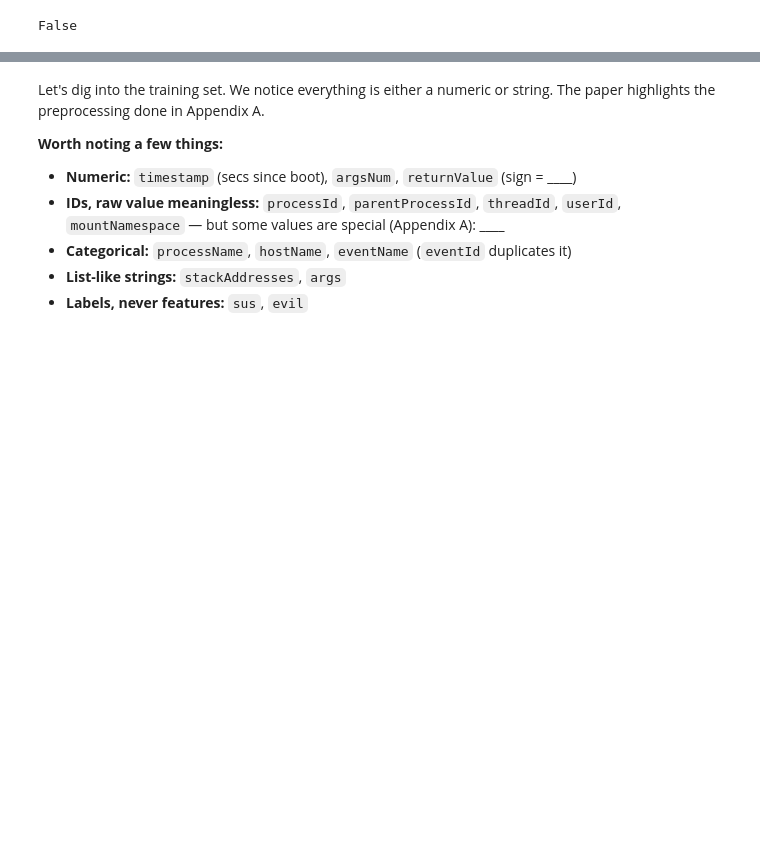
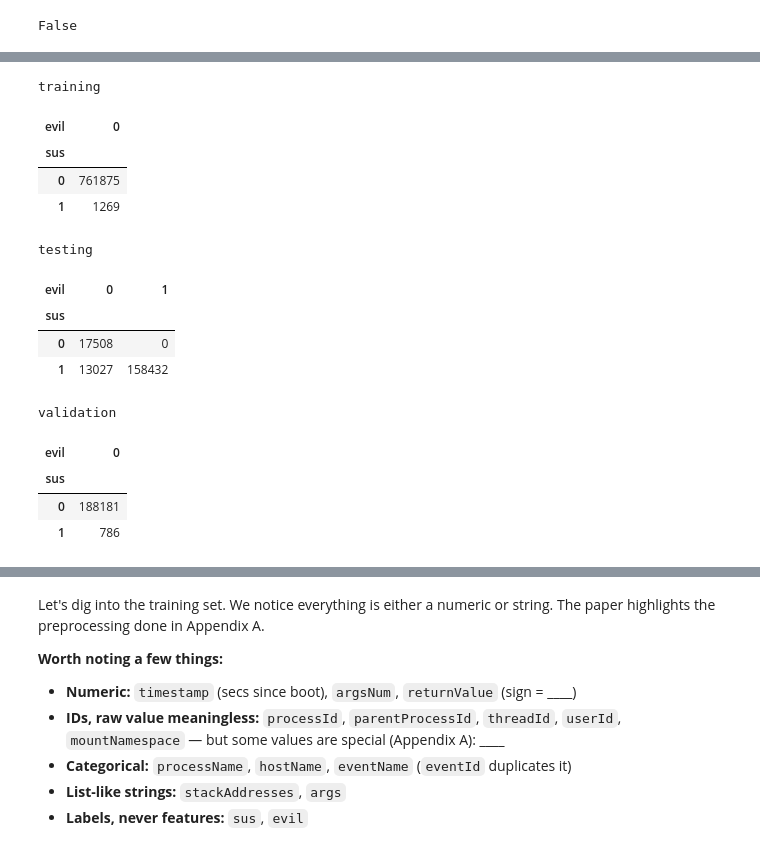
Before and after one commit to jtwnsnd/endpoint-anomaly-detection, a Jupyter notebook: notebooks/analysis.ipynb, the cells around one changed output, grey strips where cells are left out. Drawn from its saved outputs; the diff is of its cells as text; code cells hidden in the pictures; blank space fills up the shorter version.

```diff
--- a/notebooks/analysis.ipynb
+++ b/notebooks/analysis.ipynb
@@ -57,0 +71,20 @@ False
+# %%
+for name, df in splits.items():
+    print(name)
+    display(pd.crosstab(df["sus"], df["evil"]))
+# %% [output]
+training
+| evil | 0 |
+| sus |  |
+| 0 | 761875 |
+| 1 | 1269 |
+testing
+| evil | 0 | 1 |
+| sus |  |  |
+| 0 | 17508 | 0 |
+| 1 | 13027 | 158432 |
+validation
+| evil | 0 |
+| sus |  |
+| 0 | 188181 |
+| 1 | 786 |
```
Also changed, not shown: parts of 4 cells of this notebook.
